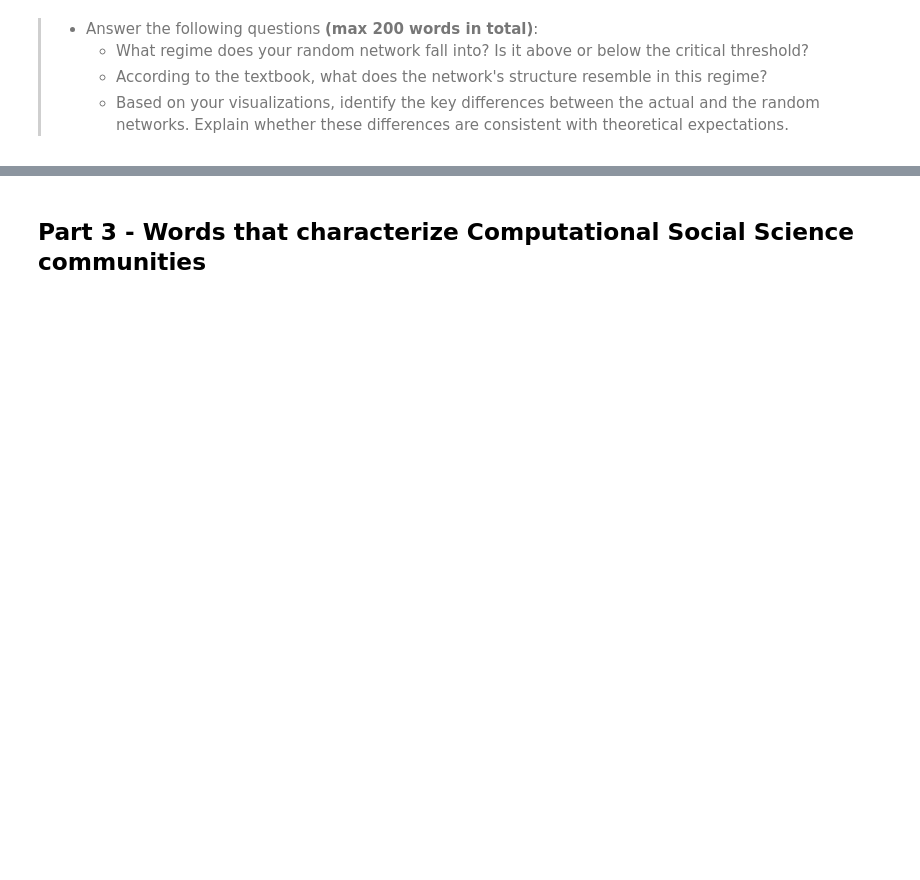
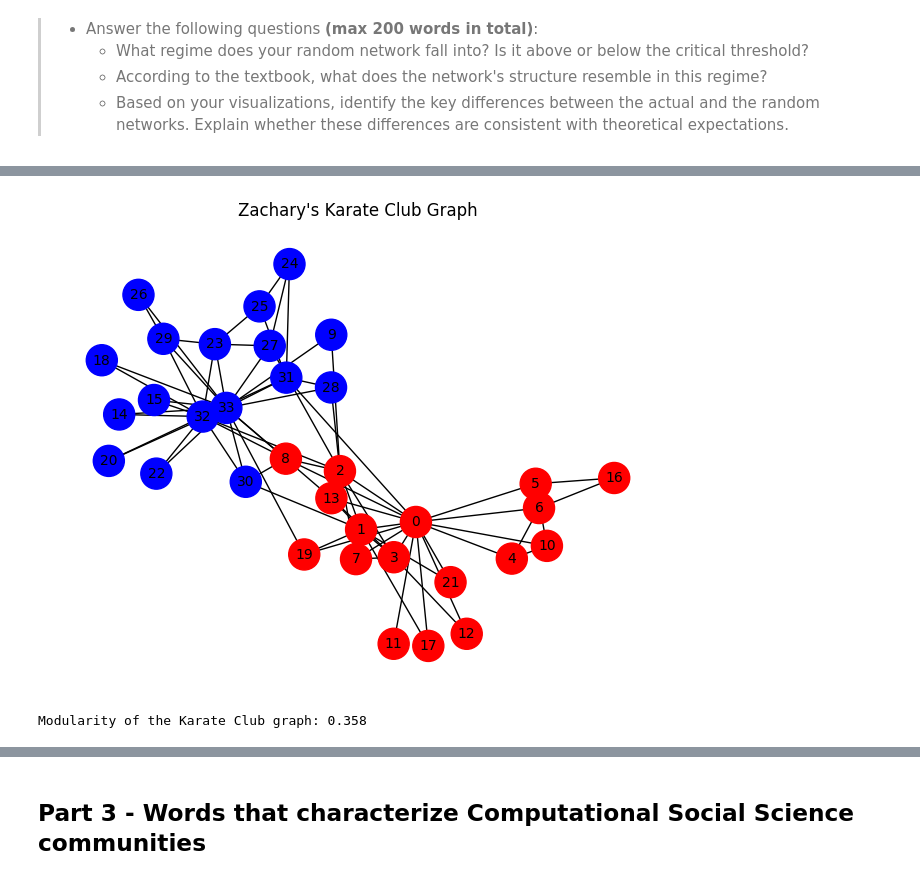
Before and after one commit to tryllekunstneren/Assignment2_Group11, a Jupyter notebook: Assignment2.ipynb, the cells around one changed output, grey strips where cells are left out. Saved outputs shown, nothing was run; the diff lists cells and outputs as text; code cells hidden in the pictures; blank space fills up the shorter version.

```diff
--- a/Assignment2.ipynb
+++ b/Assignment2.ipynb
@@ -177,0 +591,53 @@ These exercises are taken from Week 6: __Exercise 1: Mixing Patterns and Assorta
+# %%
+import networkx as nx
+import matplotlib.pyplot as plt
+
+#we call the karate club graph from networkx
+G = nx.karate_club_graph()
+
+
+colors = []
+for node, data in G.nodes(data=True):
+    if data["club"] == "Mr. Hi":
+        colors.append("red")
+    else:
+        colors.append("blue")
+
+# Draw the graph
+plt.figure(figsize=(8, 6))
+nx.draw_networkx(G, node_color=colors, with_labels=True, node_size=500, font_size=10)
+plt.title("Zachary's Karate Club Graph")
+plt.axis("off")
+plt.show()
+# %% [output]
+[figure, added]
+# %%
+from collections import defaultdict
+
+G = nx.karate_club_graph()
+def modularity(G,partition):
+    L = G.number_of_edges()
+
+    L_c = defaultdict(int)
+    k_c = defaultdict(int)
+
+    for node in G.nodes():
+        comm = partition[node]
+        k_c[comm] += G.degree(node)
+
+    for u, v in G.edges():
+        if partition[u] == partition[v]:
+            L_c[partition[u]] += 1
+
+    # Compute modularity
+    M = 0.0
+    for comm in L_c:
+        M += (L_c[comm] / L) - (k_c[comm] / (2.0 * L))**2
+
+    return M
+
+
+M = modularity(G, {node: data["club"] for node, data in G.nodes(data=True)})
+print(f"Modularity of the Karate Club graph: {M:.3f}")
+# %% [output]
+Modularity of the Karate Club graph: 0.358
```
Also changed, not shown: parts of 43 cells of this notebook.
